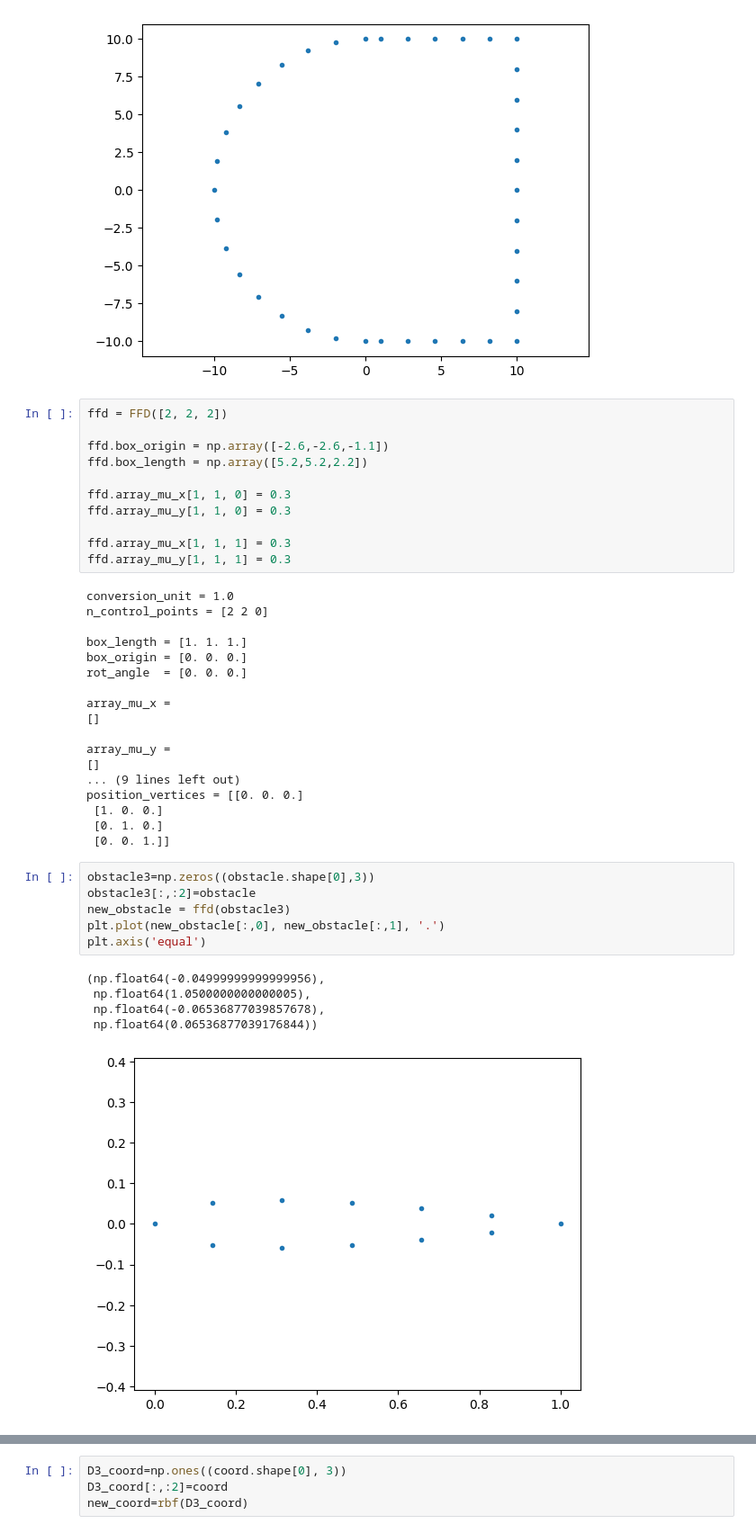
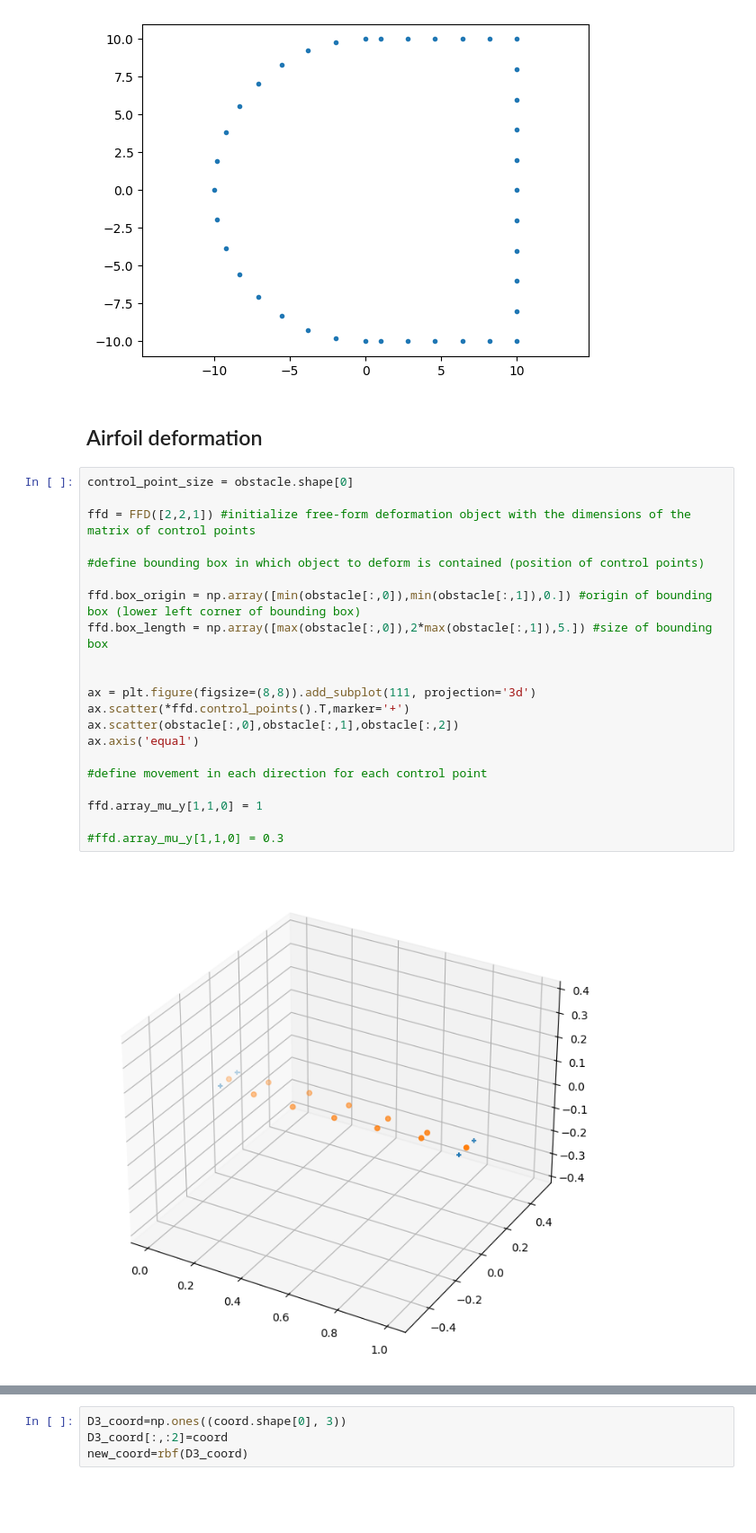
Before and after one commit to gupo33/ProgettoNAPDE, a Jupyter notebook: Progetto Napde.ipynb, the cells around one changed output, grey strips where cells are left out. Shown at 90% size. Drawn from its saved outputs; the diff is of its cells as text; blank space fills up the shorter version.

Commit message:
commentato deformazione airfoil

```diff
--- a/Progetto Napde.ipynb
+++ b/Progetto Napde.ipynb
@@ -528,44 +527,28 @@ plt.axis('equal')
 # %% [output]
 (np.float64(-11.0), np.float64(11.0), np.float64(-11.0), np.float64(11.0))
 [figure]
-# %%
-ffd = FFD([2, 2, 2])
-
-ffd.box_origin = np.array([-2.6,-2.6,-1.1])
-ffd.box_length = np.array([5.2,5.2,2.2])
-
-ffd.array_mu_x[1, 1, 0] = 0.3
-ffd.array_mu_y[1, 1, 0] = 0.3
-
-ffd.array_mu_x[1, 1, 1] = 0.3
-ffd.array_mu_y[1, 1, 1] = 0.3
-# %% [output]
-conversion_unit = 1.0
-n_control_points = [2 2 0]
-
-box_length = [1. 1. 1.]
-box_origin = [0. 0. 0.]
-rot_angle  = [0. 0. 0.]
-
-array_mu_x =
-[]
-
-array_mu_y =
-[]
-... (9 lines left out)
-position_vertices = [[0. 0. 0.]
- [1. 0. 0.]
- [0. 1. 0.]
- [0. 0. 1.]]
-# %%
-obstacle3=np.zeros((obstacle.shape[0],3))
-obstacle3[:,:2]=obstacle
-new_obstacle = ffd(obstacle3)
-plt.plot(new_obstacle[:,0], new_obstacle[:,1], '.')
-plt.axis('equal')
-# %% [output]
-(np.float64(-0.04999999999999956),
- np.float64(1.0500000000000005),
- np.float64(-0.06536877039857678),
- np.float64(0.06536877039176844))
-[figure, removed]
+# %% [markdown]
+## Airfoil deformation
+# %%
+control_point_size = obstacle.shape[0]
+
+ffd = FFD([2,2,1]) #initialize free-form deformation object with the dimensions of the matrix of control points
+
+#define bounding box in which object to deform is contained (position of control points)
+
+ffd.box_origin = np.array([min(obstacle[:,0]),min(obstacle[:,1]),0.]) #origin of bounding box (lower left corner of bounding box)
+ffd.box_length = np.array([max(obstacle[:,0]),2*max(obstacle[:,1]),5.]) #size of bounding box
+
+
+ax = plt.figure(figsize=(8,8)).add_subplot(111, projection='3d')
+ax.scatter(*ffd.control_points().T,marker='+')
+ax.scatter(obstacle[:,0],obstacle[:,1],obstacle[:,2])
+ax.axis('equal')
+
+#define movement in each direction for each control point
+
+ffd.array_mu_y[1,1,0] = 1
+
+#ffd.array_mu_y[1,1,0] = 0.3
+# %% [output]
+[figure, added]
```
Also changed, not shown: parts of 5 cells of this notebook.
